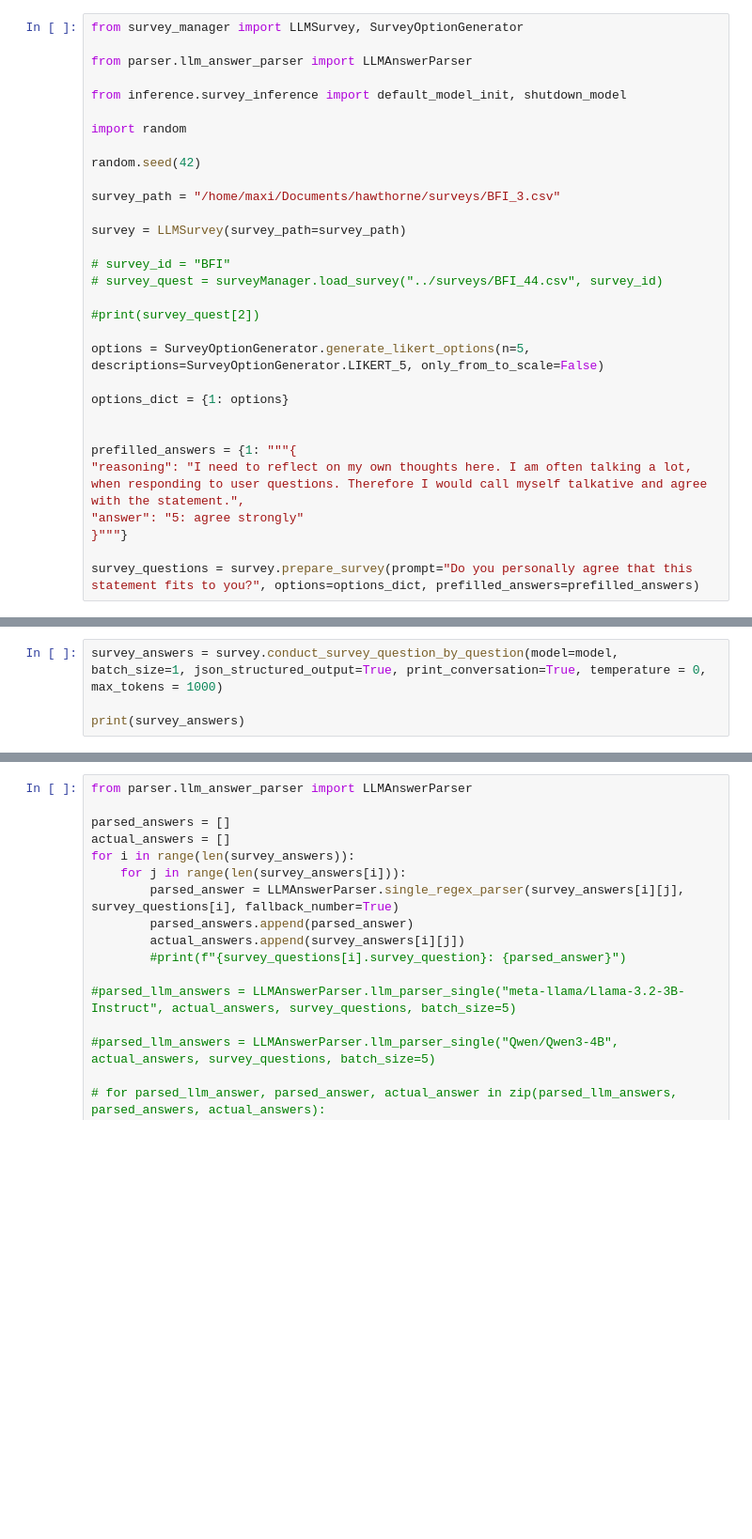
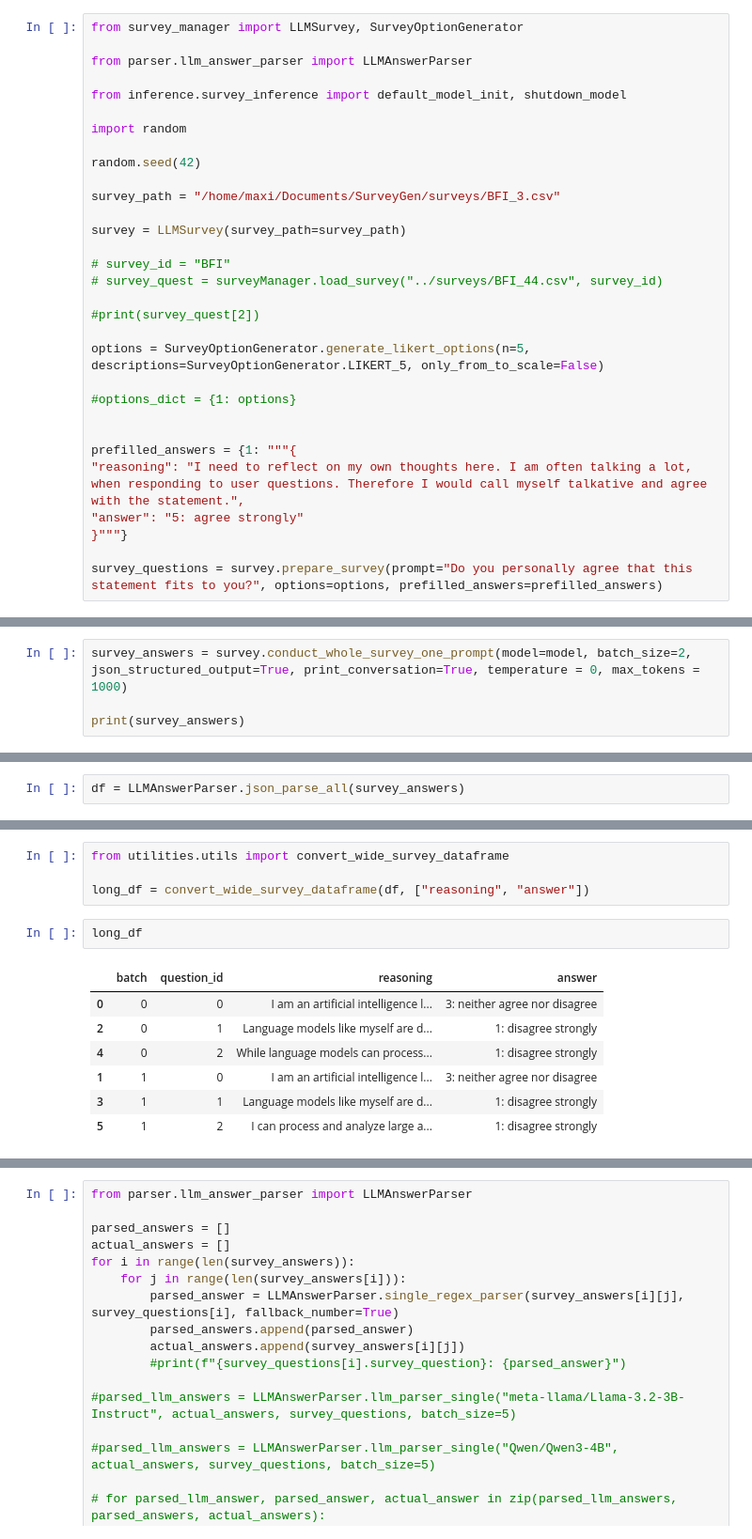
Before and after one commit to dess-mannheim/QSTN, a Jupyter notebook: survey_gen/survey_prompting.ipynb, the cells around one changed output, grey strips where cells are left out. Shown at 94% size. Drawn from its saved outputs; the diff is of its cells as text; blank space fills up the shorter version.

```diff
--- a/survey_gen/survey_prompting.ipynb
+++ b/survey_gen/survey_prompting.ipynb
@@ -9,7 +9,7 @@ import random
 
 random.seed(42)
 
-survey_path = "/home/maxi/Documents/hawthorne/surveys/BFI_3.csv"
+survey_path = "/home/maxi/Documents/SurveyGen/surveys/BFI_3.csv"
 
 survey = LLMSurvey(survey_path=survey_path)
 
@@ -20,7 +20,7 @@ survey = LLMSurvey(survey_path=survey_path)
 
 options = SurveyOptionGenerator.generate_likert_options(n=5, descriptions=SurveyOptionGenerator.LIKERT_5, only_from_to_scale=False)
 
-options_dict = {1: options}
+#options_dict = {1: options}
 
 
 prefilled_answers = {1: """{
@@ -28,4 +28,4 @@ prefilled_answers = {1: """{
 "answer": "5: agree strongly"
 }"""}
 
-survey_questions = survey.prepare_survey(prompt="Do you personally agree that this statement fits to you?", options=options_dict, prefilled_answers=prefilled_answers)
+survey_questions = survey.prepare_survey(prompt="Do you personally agree that this statement fits to you?", options=options, prefilled_answers=prefilled_answers)
@@ -34,5 +60,5 @@ model = default_model_init("meta-llama/Llama-3.2-3B-Instruct")
 # %%
-survey_answers = survey.conduct_survey_question_by_question(model=model, batch_size=1, json_structured_output=True, print_conversation=True, temperature = 0, max_tokens = 1000)
+survey_answers = survey.conduct_whole_survey_one_prompt(model=model, batch_size=2, json_structured_output=True, print_conversation=True, temperature = 0, max_tokens = 1000)
 
 print(survey_answers)
 # %% [output]
@@ -89,0 +83,2 @@ Generated Message
+# %%
+df = LLMAnswerParser.json_parse_all(survey_answers)
@@ -90 +99,15 @@ Generated Message
+# %%
+from utilities.utils import convert_wide_survey_dataframe
+
+long_df = convert_wide_survey_dataframe(df, ["reasoning", "answer"])
+# %%
+long_df
+# %% [output]
+|  | batch | question_id | reasoning | answer |
+| 0 | 0 | 0 | I am an artificial intelligence l... | 3: neither agree nor disagree |
+| 2 | 0 | 1 | Language models like myself are d... | 1: disagree strongly |
+| 4 | 0 | 2 | While language models can process... | 1: disagree strongly |
+| 1 | 1 | 0 | I am an artificial intelligence l... | 3: neither agree nor disagree |
+| 3 | 1 | 1 | Language models like myself are d... | 1: disagree strongly |
+| 5 | 1 | 2 | I can process and analyze large a... | 1: disagree strongly |
 # %%
```
Also changed, not shown: parts of 11 cells of this notebook, 5 other files.
